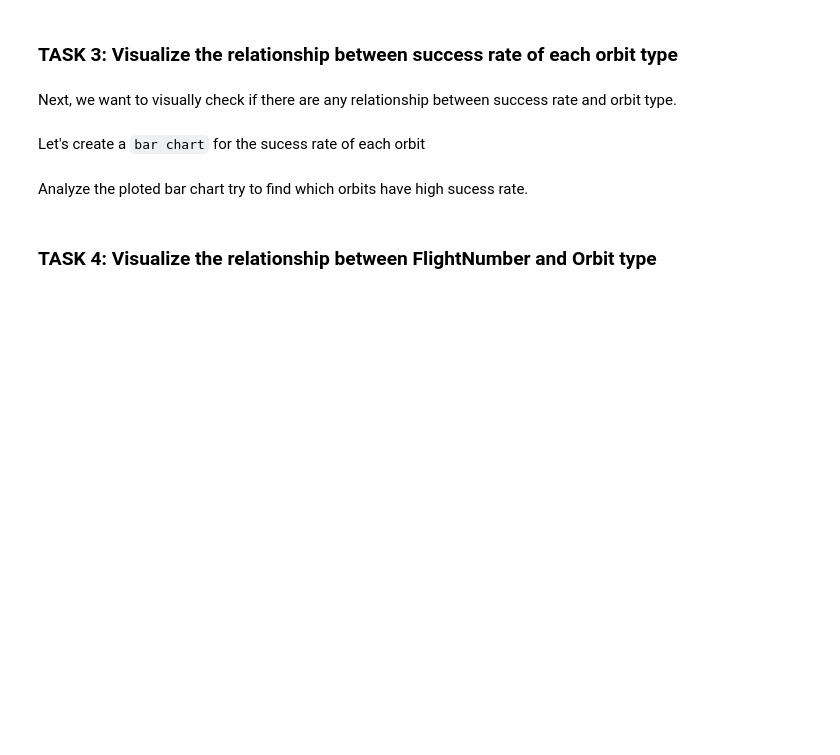
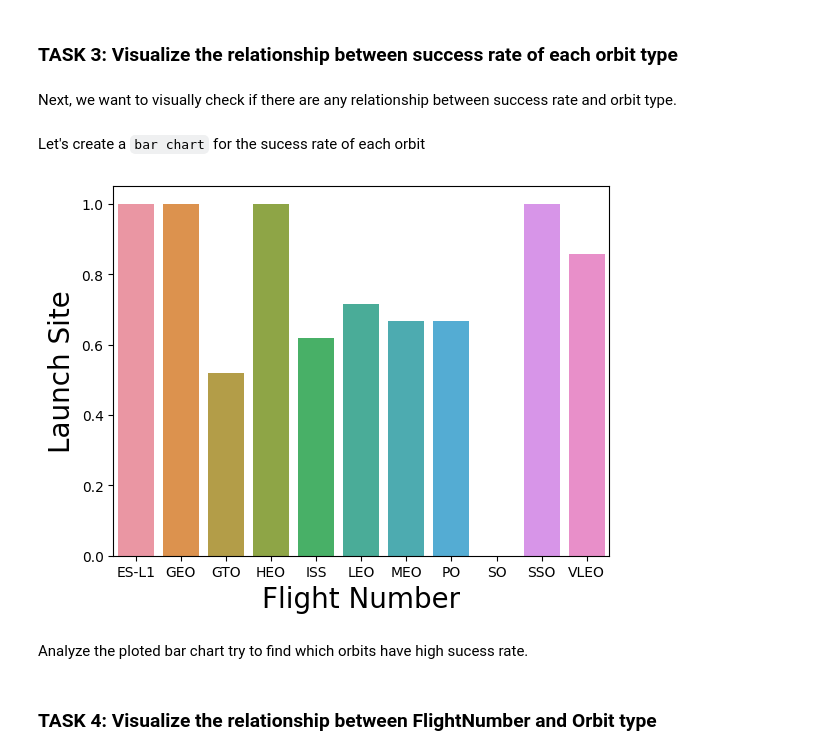
Before and after one commit to Hasansarwer/Applied-Data-Science-Capstone, a Jupyter notebook: jupyter-labs-eda-dataviz.ipynb, the cells around one changed output. Saved outputs shown, nothing was run; the diff lists cells and outputs as text; code cells hidden in the pictures; blank space fills up the shorter version.

```diff
--- a/jupyter-labs-eda-dataviz.ipynb
+++ b/jupyter-labs-eda-dataviz.ipynb
@@ -115,10 +115,14 @@ Next, we want to visually check if there are any relationship between success ra
 Let's create a `bar chart` for the sucess rate of each orbit
 # %%
 # HINT use groupby method on Orbit column and get the mean of Class column
-sns.catplot(y="Success", x="FlightNumber", hue="Class", data=df, aspect = 5)
+df_class = df.groupby(['Orbit']).mean()['Class'].reset_index()
+df_class.columns = ['Orbit','Success']
+sns.barplot(y="Success", x="Orbit", data=df_class)
 plt.xlabel("Flight Number",fontsize=20)
 plt.ylabel("Launch Site",fontsize=20)
 plt.show()
+# %% [output]
+[figure, added]
 # %% [markdown]
 Analyze the ploted bar chart try to find which orbits have high sucess rate.
 # %% [markdown]
```
Also changed, not shown: parts of 6 cells of this notebook, 2 other files.
